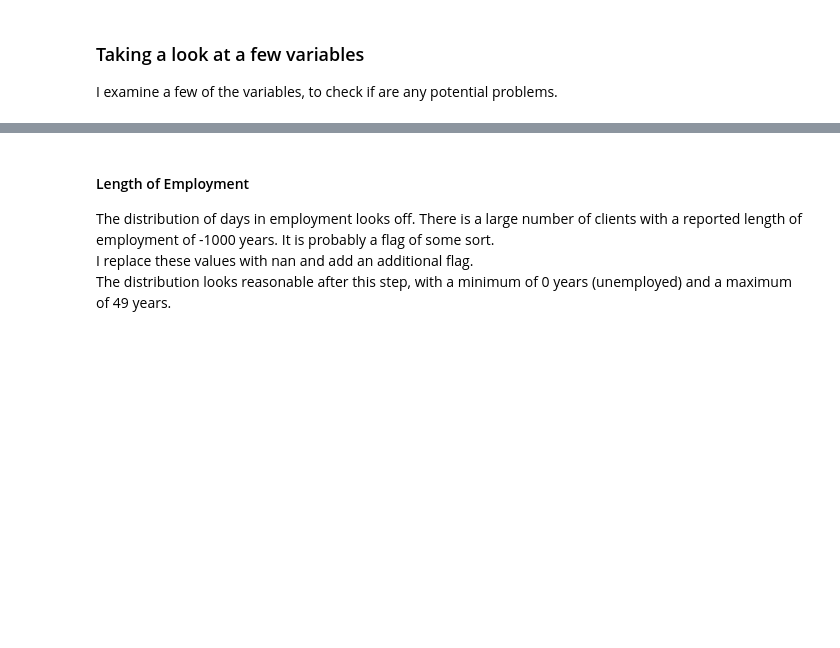
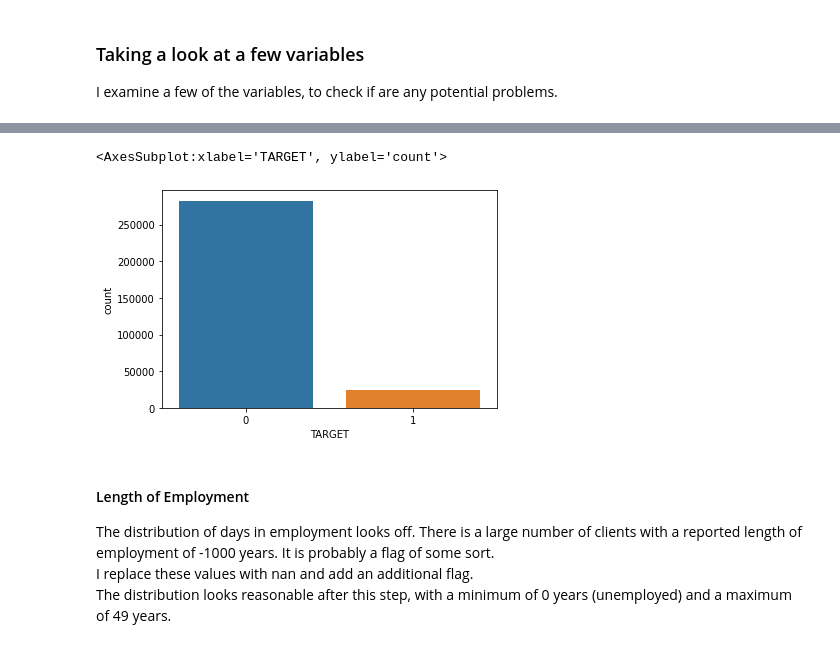
Before and after one commit to Ortgies/credit_risk, a Jupyter notebook: overview.ipynb, the cells around one changed output, grey strips where cells are left out. Drawn from its saved outputs; the diff is of its cells as text; code cells hidden in the pictures; blank space fills up the shorter version.

```diff
--- a/overview.ipynb
+++ b/overview.ipynb
@@ -92,3 +43,8 @@ I examine a few of the variables, to check if are any potential problems.
+# %%
+sns.countplot(x=df.TARGET)
+# %% [output]
+<AxesSubplot:xlabel='TARGET', ylabel='count'>
+[figure, added]
 # %% [markdown]
 #### Length of Employment
 The distribution of days in employment looks off. There is a large number of clients with a reported length of employment of -1000 years. It is probably a flag of some sort. <br>
```
Also changed, not shown: parts of 22 cells of this notebook, 3 other files.
